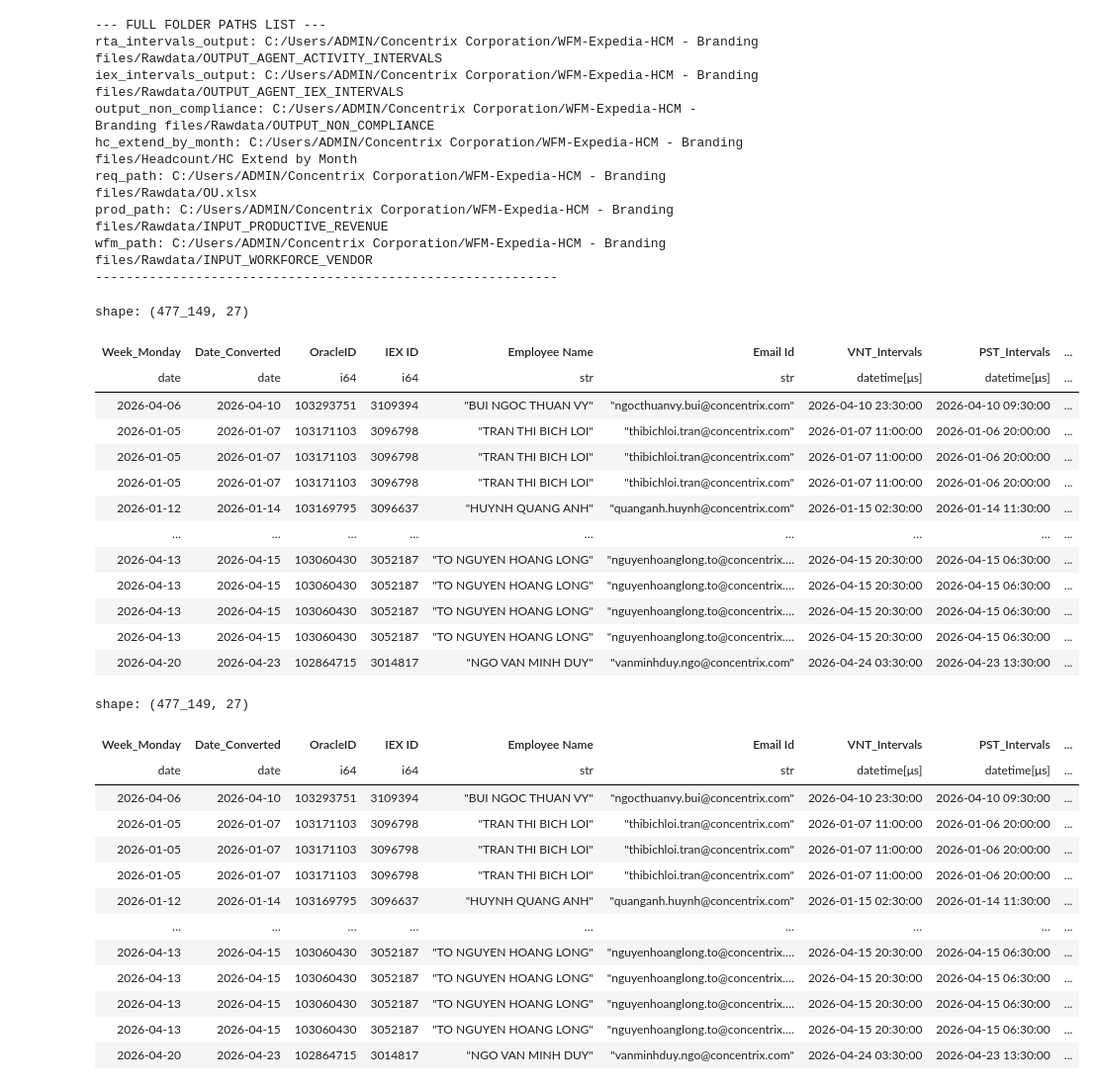
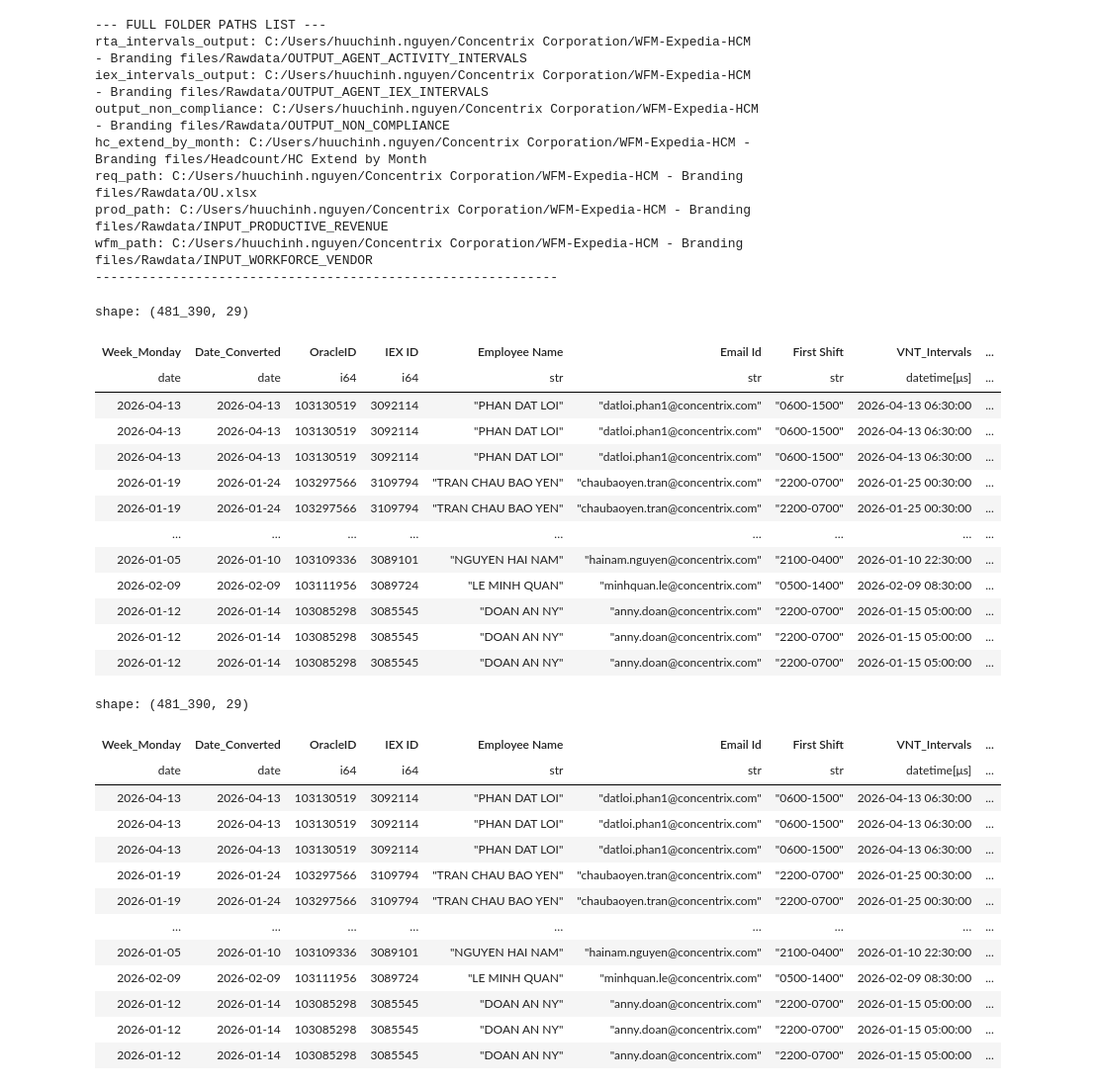
Before and after one commit to NguyenHuuChinh1998/CODE, a Jupyter notebook: Non Compliance.ipynb, the cells around one changed output. Shown at 99% size. Cells and saved outputs as stored; diff of their text form; code cells hidden in the pictures.

```diff
--- a/Non Compliance.ipynb
+++ b/Non Compliance.ipynb
@@ -32,7 +32,6 @@ os.makedirs(output_folder, exist_ok=True)
 
 # --- 2. DEFINE DATA LOADER ---
 def input_data(folder_path, sheet_name=None):
-    """Loads all CSV and XLSX files from a folder, excluding specific years, and concatenates them."""
     file_paths = glob.glob(f"{folder_path}/*.xlsx") + glob.glob(f"{folder_path}/*.csv")
     df_list = []
 
@@ -88,56 +87,57 @@ HC_EXTEND_COMBINED = input_data(folder_paths["hc_extend_by_month"]).filter(pl.co
     pl.col("Date").str.to_date("%Y-%m-%d"),
     (pl.col("Month") + "-01").str.to_date("%b-%y-%d").dt.strftime("%y_%m").alias("Month"),
     pl.col("Email Id"), pl.col("Alias"), pl.col("Designation"),
-    pl.col("Supervisor Name"), pl.col("LOB"), pl.col("Active")
+    pl.col("Supervisor Name"), pl.col("LOB"), pl.col("Active"),
+    "Wave"
 ])
 
 # Extract Scheduled Activities boundaries from IEX
 IEX_Scheduled_Activities = IEX_Intervals_Input.group_by(
-    ["Week_Monday", "Date_Converted", "OracleID", "IEX ID", "Employee Name", "Email Id", 'VNT_Intervals', 'PST_Intervals', 'VNT_Interval_Range', 'PST_Interval_Range']
+    ["Week_Monday", "Date_Converted", "OracleID", "IEX ID", "Employee Name", "Email Id", "First Shift", 'VNT_Intervals', 'PST_Intervals', 'VNT_Interval_Range', 'PST_Interval_Range']
 ).agg([
     pl.col("Datetime_Start_Time").filter(pl.col("Scheduled Activity").str.contains("Break")).min().alias("Scheduled_Break_Start"),
     pl.col("Datetime_Start_Time").filter(pl.col("Scheduled Activity").str.contains("Lunch")).min().alias("Scheduled_Lunch_Start"),
     pl.col("Datetime_Start_Time").filter(pl.col("Scheduled Activity").str.contains("Training|Coaching")).min().alias("Scheduled_Training_Coaching_Start"),
     pl.col("Datetime_End_Time").max().alias("Scheduled_End_Shift")
 ])
 
 # Create Base Merged Data
 Base_Merged_Data = IEX_Scheduled_Activities.join(
     Agent_Activity_Intervals_Input,
     on=["Week_Monday", "Date_Converted", "OracleID", "IEX ID", "Employee Name", "Email Id", "VNT_Intervals", "PST_Intervals", "VNT_Interval_Range", "PST_Interval_Range"],
     how="left"
 ).join(
     HC_EXTEND_COMBINED,
     left_on=["Date_Converted", "Email Id"],
     right_on=["Date", "Email Id"],
     how="left"
 ).drop(["Month", "LOB"]).rename({"Month_right": "Month", "LOB_right": "LOB"})
 
 Base_Merged_Data
 # %% [output]
 --- FULL FOLDER PATHS LIST ---
-rta_intervals_output: C:/Users/ADMIN/Concentrix Corporation/WFM-Expedia-HCM - Branding files/Rawdata/OUTPUT_AGENT_ACTIVITY_INTERVALS
-iex_intervals_output: C:/Users/ADMIN/Concentrix Corporation/WFM-Expedia-HCM - Branding files/Rawdata/OUTPUT_AGENT_IEX_INTERVALS
-output_non_compliance: C:/Users/ADMIN/Concentrix Corporation/WFM-Expedia-HCM - Branding files/Rawdata/OUTPUT_NON_COMPLIANCE
-hc_extend_by_month: C:/Users/ADMIN/Concentrix Corporation/WFM-Expedia-HCM - Branding files/Headcount/HC Extend by Month
-req_path: C:/Users/ADMIN/Concentrix Corporation/WFM-Expedia-HCM - Branding files/Rawdata/OU.xlsx
-prod_path: C:/Users/ADMIN/Concentrix Corporation/WFM-Expedia-HCM - Branding files/Rawdata/INPUT_PRODUCTIVE_REVENUE
-wfm_path: C:/Users/ADMIN/Concentrix Corporation/WFM-Expedia-HCM - Branding files/Rawdata/INPUT_WORKFORCE_VENDOR
+rta_intervals_output: C:/Users/huuchinh.nguyen/Concentrix Corporation/WFM-Expedia-HCM - Branding files/Rawdata/OUTPUT_AGENT_ACTIVITY_INTERVALS
+iex_intervals_output: C:/Users/huuchinh.nguyen/Concentrix Corporation/WFM-Expedia-HCM - Branding files/Rawdata/OUTPUT_AGENT_IEX_INTERVALS
+output_non_compliance: C:/Users/huuchinh.nguyen/Concentrix Corporation/WFM-Expedia-HCM - Branding files/Rawdata/OUTPUT_NON_COMPLIANCE
+hc_extend_by_month: C:/Users/huuchinh.nguyen/Concentrix Corporation/WFM-Expedia-HCM - Branding files/Headcount/HC Extend by Month
+req_path: C:/Users/huuchinh.nguyen/Concentrix Corporation/WFM-Expedia-HCM - Branding files/Rawdata/OU.xlsx
+prod_path: C:/Users/huuchinh.nguyen/Concentrix Corporation/WFM-Expedia-HCM - Branding files/Rawdata/INPUT_PRODUCTIVE_REVENUE
+wfm_path: C:/Users/huuchinh.nguyen/Concentrix Corporation/WFM-Expedia-HCM - Branding files/Rawdata/INPUT_WORKFORCE_VENDOR
 ------------------------------------------------------------
-shape: (477_149, 27)
+shape: (481_390, 29)
-| Week_Monday | Date_Converted | OracleID | IEX ID | Employee Name | Email Id | VNT_Intervals | PST_Intervals | ... |
-| date | date | i64 | i64 | str | str | datetime[μs] | datetime[μs] | ... |
-| 2026-04-06 | 2026-04-10 | 103293751 | 3109394 | "BUI NGOC THUAN VY" | "ngocthuanvy.bui@concentrix.com" | 2026-04-10 23:30:00 | 2026-04-10 09:30:00 | ... |
-| 2026-01-05 | 2026-01-07 | 103171103 | 3096798 | "TRAN THI BICH LOI" | "thibichloi.tran@concentrix.com" | 2026-01-07 11:00:00 | 2026-01-06 20:00:00 | ... |
-| 2026-01-05 | 2026-01-07 | 103171103 | 3096798 | "TRAN THI BICH LOI" | "thibichloi.tran@concentrix.com" | 2026-01-07 11:00:00 | 2026-01-06 20:00:00 | ... |
-| 2026-01-05 | 2026-01-07 | 103171103 | 3096798 | "TRAN THI BICH LOI" | "thibichloi.tran@concentrix.com" | 2026-01-07 11:00:00 | 2026-01-06 20:00:00 | ... |
-| 2026-01-12 | 2026-01-14 | 103169795 | 3096637 | "HUYNH QUANG ANH" | "quanganh.huynh@concentrix.com" | 2026-01-15 02:30:00 | 2026-01-14 11:30:00 | ... |
+| Week_Monday | Date_Converted | OracleID | IEX ID | Employee Name | Email Id | First Shift | VNT_Intervals | ... |
+| date | date | i64 | i64 | str | str | str | datetime[μs] | ... |
+| 2026-04-13 | 2026-04-13 | 103130519 | 3092114 | "PHAN DAT LOI" | "datloi.phan1@concentrix.com" | "0600-1500" | 2026-04-13 06:30:00 | ... |
+| 2026-04-13 | 2026-04-13 | 103130519 | 3092114 | "PHAN DAT LOI" | "datloi.phan1@concentrix.com" | "0600-1500" | 2026-04-13 06:30:00 | ... |
+| 2026-04-13 | 2026-04-13 | 103130519 | 3092114 | "PHAN DAT LOI" | "datloi.phan1@concentrix.com" | "0600-1500" | 2026-04-13 06:30:00 | ... |
+| 2026-01-19 | 2026-01-24 | 103297566 | 3109794 | "TRAN CHAU BAO YEN" | "chaubaoyen.tran@concentrix.com" | "2200-0700" | 2026-01-25 00:30:00 | ... |
+| 2026-01-19 | 2026-01-24 | 103297566 | 3109794 | "TRAN CHAU BAO YEN" | "chaubaoyen.tran@concentrix.com" | "2200-0700" | 2026-01-25 00:30:00 | ... |
 | … | … | … | … | … | … | … | … | ... |
-| 2026-04-13 | 2026-04-15 | 103060430 | 3052187 | "TO NGUYEN HOANG LONG" | "nguyenhoanglong.to@concentrix.… | 2026-04-15 20:30:00 | 2026-04-15 06:30:00 | ... |
-| 2026-04-13 | 2026-04-15 | 103060430 | 3052187 | "TO NGUYEN HOANG LONG" | "nguyenhoanglong.to@concentrix.… | 2026-04-15 20:30:00 | 2026-04-15 06:30:00 | ... |
-| 2026-04-13 | 2026-04-15 | 103060430 | 3052187 | "TO NGUYEN HOANG LONG" | "nguyenhoanglong.to@concentrix.… | 2026-04-15 20:30:00 | 2026-04-15 06:30:00 | ... |
-| 2026-04-13 | 2026-04-15 | 103060430 | 3052187 | "TO NGUYEN HOANG LONG" | "nguyenhoanglong.to@concentrix.… | 2026-04-15 20:30:00 | 2026-04-15 06:30:00 | ... |
-| 2026-04-20 | 2026-04-23 | 102864715 | 3014817 | "NGO VAN MINH DUY" | "vanminhduy.ngo@concentrix.com" | 2026-04-24 03:30:00 | 2026-04-23 13:30:00 | ... |
+| 2026-01-05 | 2026-01-10 | 103109336 | 3089101 | "NGUYEN HAI NAM" | "hainam.nguyen@concentrix.com" | "2100-0400" | 2026-01-10 22:30:00 | ... |
+| 2026-02-09 | 2026-02-09 | 103111956 | 3089724 | "LE MINH QUAN" | "minhquan.le@concentrix.com" | "0500-1400" | 2026-02-09 08:30:00 | ... |
+| 2026-01-12 | 2026-01-14 | 103085298 | 3085545 | "DOAN AN NY" | "anny.doan@concentrix.com" | "2200-0700" | 2026-01-15 05:00:00 | ... |
+| 2026-01-12 | 2026-01-14 | 103085298 | 3085545 | "DOAN AN NY" | "anny.doan@concentrix.com" | "2200-0700" | 2026-01-15 05:00:00 | ... |
+| 2026-01-12 | 2026-01-14 | 103085298 | 3085545 | "DOAN AN NY" | "anny.doan@concentrix.com" | "2200-0700" | 2026-01-15 05:00:00 | ... |
 # %%
 # --- AVOIDANCE CALCULATION ---
 avoiding_states = ["Break", "Lunch", "Training", "Coaching", 'Team Meeting', 'End of Shift']
@@ -481,20 +481,20 @@ Final_Merged_Data = Workforce_Vendor_Data.rename({
 # %%
 Base_Merged_Data
 # %% [output]
-shape: (477_149, 27)
+shape: (481_390, 29)
-| Week_Monday | Date_Converted | OracleID | IEX ID | Employee Name | Email Id | VNT_Intervals | PST_Intervals | ... |
-| date | date | i64 | i64 | str | str | datetime[μs] | datetime[μs] | ... |
-| 2026-04-06 | 2026-04-10 | 103293751 | 3109394 | "BUI NGOC THUAN VY" | "ngocthuanvy.bui@concentrix.com" | 2026-04-10 23:30:00 | 2026-04-10 09:30:00 | ... |
-| 2026-01-05 | 2026-01-07 | 103171103 | 3096798 | "TRAN THI BICH LOI" | "thibichloi.tran@concentrix.com" | 2026-01-07 11:00:00 | 2026-01-06 20:00:00 | ... |
-| 2026-01-05 | 2026-01-07 | 103171103 | 3096798 | "TRAN THI BICH LOI" | "thibichloi.tran@concentrix.com" | 2026-01-07 11:00:00 | 2026-01-06 20:00:00 | ... |
-| 2026-01-05 | 2026-01-07 | 103171103 | 3096798 | "TRAN THI BICH LOI" | "thibichloi.tran@concentrix.com" | 2026-01-07 11:00:00 | 2026-01-06 20:00:00 | ... |
-| 2026-01-12 | 2026-01-14 | 103169795 | 3096637 | "HUYNH QUANG ANH" | "quanganh.huynh@concentrix.com" | 2026-01-15 02:30:00 | 2026-01-14 11:30:00 | ... |
+| Week_Monday | Date_Converted | OracleID | IEX ID | Employee Name | Email Id | First Shift | VNT_Intervals | ... |
+| date | date | i64 | i64 | str | str | str | datetime[μs] | ... |
+| 2026-04-13 | 2026-04-13 | 103130519 | 3092114 | "PHAN DAT LOI" | "datloi.phan1@concentrix.com" | "0600-1500" | 2026-04-13 06:30:00 | ... |
+| 2026-04-13 | 2026-04-13 | 103130519 | 3092114 | "PHAN DAT LOI" | "datloi.phan1@concentrix.com" | "0600-1500" | 2026-04-13 06:30:00 | ... |
+| 2026-04-13 | 2026-04-13 | 103130519 | 3092114 | "PHAN DAT LOI" | "datloi.phan1@concentrix.com" | "0600-1500" | 2026-04-13 06:30:00 | ... |
+| 2026-01-19 | 2026-01-24 | 103297566 | 3109794 | "TRAN CHAU BAO YEN" | "chaubaoyen.tran@concentrix.com" | "2200-0700" | 2026-01-25 00:30:00 | ... |
+| 2026-01-19 | 2026-01-24 | 103297566 | 3109794 | "TRAN CHAU BAO YEN" | "chaubaoyen.tran@concentrix.com" | "2200-0700" | 2026-01-25 00:30:00 | ... |
 | … | … | … | … | … | … | … | … | ... |
-| 2026-04-13 | 2026-04-15 | 103060430 | 3052187 | "TO NGUYEN HOANG LONG" | "nguyenhoanglong.to@concentrix.… | 2026-04-15 20:30:00 | 2026-04-15 06:30:00 | ... |
-| 2026-04-13 | 2026-04-15 | 103060430 | 3052187 | "TO NGUYEN HOANG LONG" | "nguyenhoanglong.to@concentrix.… | 2026-04-15 20:30:00 | 2026-04-15 06:30:00 | ... |
-| 2026-04-13 | 2026-04-15 | 103060430 | 3052187 | "TO NGUYEN HOANG LONG" | "nguyenhoanglong.to@concentrix.… | 2026-04-15 20:30:00 | 2026-04-15 06:30:00 | ... |
-| 2026-04-13 | 2026-04-15 | 103060430 | 3052187 | "TO NGUYEN HOANG LONG" | "nguyenhoanglong.to@concentrix.… | 2026-04-15 20:30:00 | 2026-04-15 06:30:00 | ... |
-| 2026-04-20 | 2026-04-23 | 102864715 | 3014817 | "NGO VAN MINH DUY" | "vanminhduy.ngo@concentrix.com" | 2026-04-24 03:30:00 | 2026-04-23 13:30:00 | ... |
+| 2026-01-05 | 2026-01-10 | 103109336 | 3089101 | "NGUYEN HAI NAM" | "hainam.nguyen@concentrix.com" | "2100-0400" | 2026-01-10 22:30:00 | ... |
+| 2026-02-09 | 2026-02-09 | 103111956 | 3089724 | "LE MINH QUAN" | "minhquan.le@concentrix.com" | "0500-1400" | 2026-02-09 08:30:00 | ... |
+| 2026-01-12 | 2026-01-14 | 103085298 | 3085545 | "DOAN AN NY" | "anny.doan@concentrix.com" | "2200-0700" | 2026-01-15 05:00:00 | ... |
+| 2026-01-12 | 2026-01-14 | 103085298 | 3085545 | "DOAN AN NY" | "anny.doan@concentrix.com" | "2200-0700" | 2026-01-15 05:00:00 | ... |
+| 2026-01-12 | 2026-01-14 | 103085298 | 3085545 | "DOAN AN NY" | "anny.doan@concentrix.com" | "2200-0700" | 2026-01-15 05:00:00 | ... |
 # %%
 # ==========================================
 # --- FINAL AGGREGATION (IEX + RTA) ---
```
Also changed, not shown: parts of 5 cells of this notebook, 7 other files.
